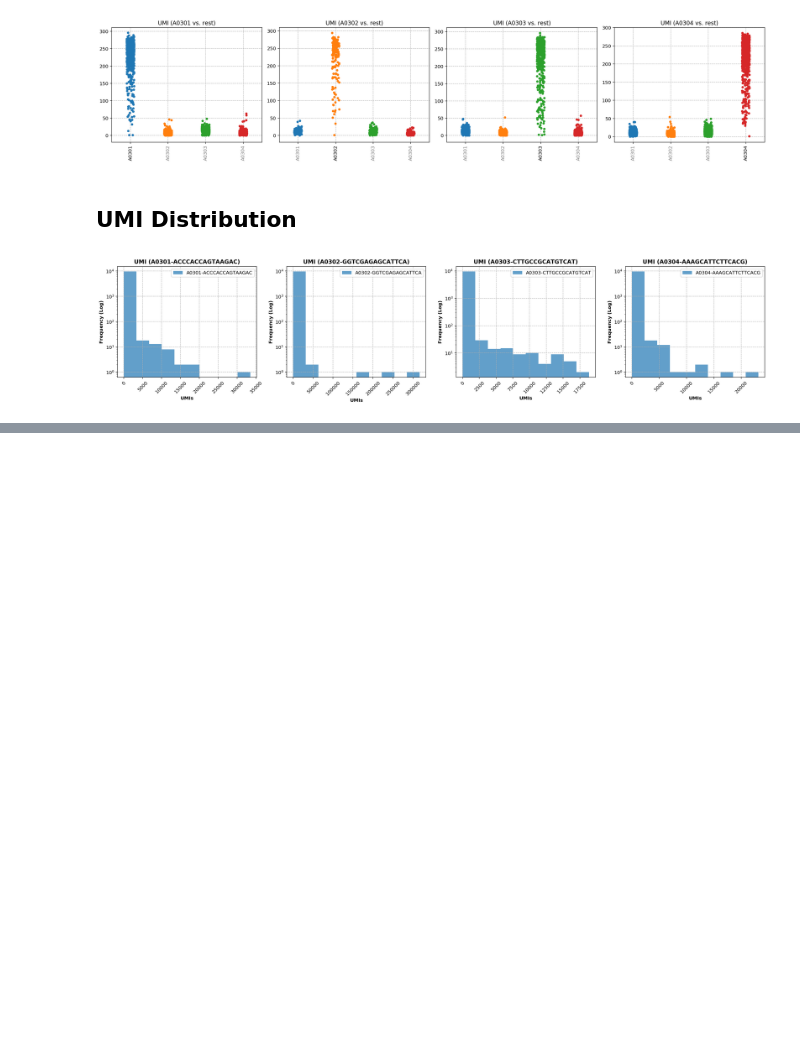
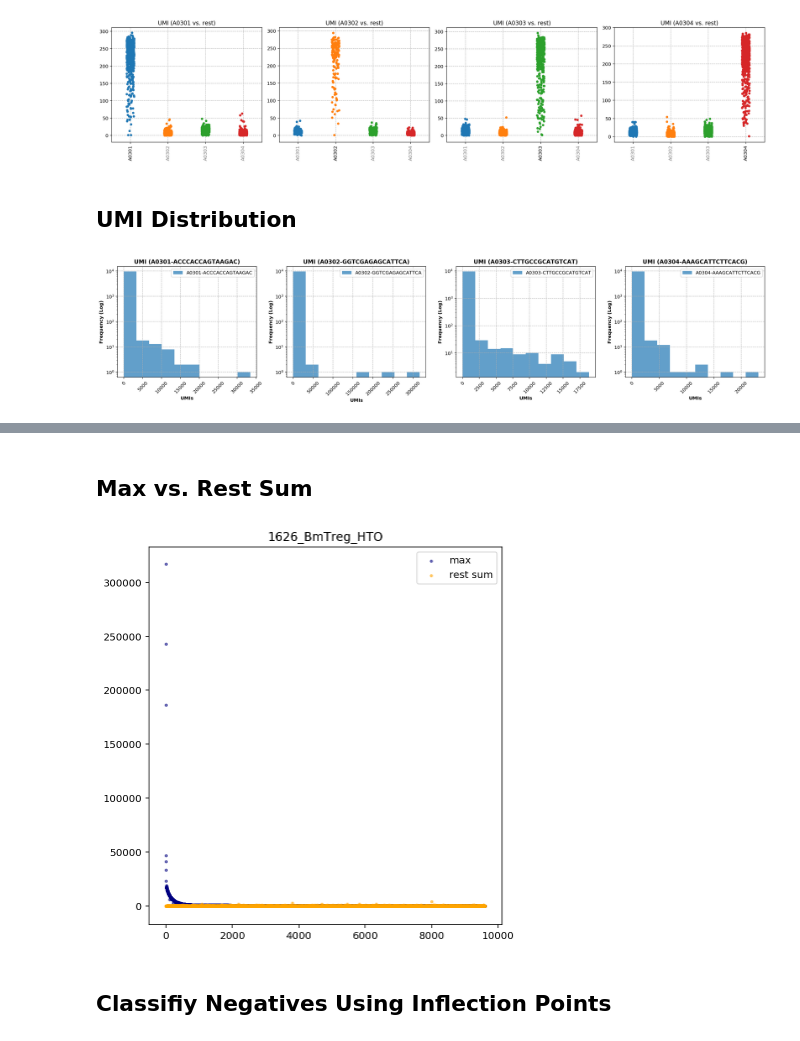
Before and after one commit to hisplan/sharp, a Jupyter notebook: manual-inspection/inspect.ipynb, the cells around one changed output, grey strips where cells are left out. Saved outputs shown, nothing was run; the diff lists cells and outputs as text; code cells hidden in the pictures; blank space fills up the shorter version.

```diff
--- a/manual-inspection/inspect.ipynb
+++ b/manual-inspection/inspect.ipynb
@@ -729,0 +868,24 @@ df_umi_class[ df_umi_class.hashID == "Doublet" ]
+# %% [markdown]
+## Max vs. Rest Sum
+# %%
+fig, ax = plt.subplots(figsize=(6, 6))
+
+df_sorted = pd.DataFrame(
+    np.vstack(df2.iloc[:,:-3].apply(lambda row: sorted(row, reverse=True), axis=1)),
+    index=df_umi_class.index
+)
+dfx = df2.copy()
+dfx = dfx.assign(rest=df_sorted.iloc[:,1:].sum(axis=1))
+dfx = dfx.assign(maxx=dfx.iloc[:,:-3].max(axis=1))
+
+ax.scatter(range(len(dfx)), dfx.maxx, c="navy", s=5, alpha=0.5, label="max")
+ax.scatter(range(len(dfx)), dfx.rest, c="orange", s=5, alpha=0.5, label="rest sum")
+ax.legend()
+ax.set_title(sample_name)
+
+plt.tight_layout()
+plt.show()
+# %% [output]
+[figure, added]
+# %% [markdown]
+## Classifiy Negatives Using Inflection Points
```
Also changed, not shown: parts of 32 cells of this notebook.
